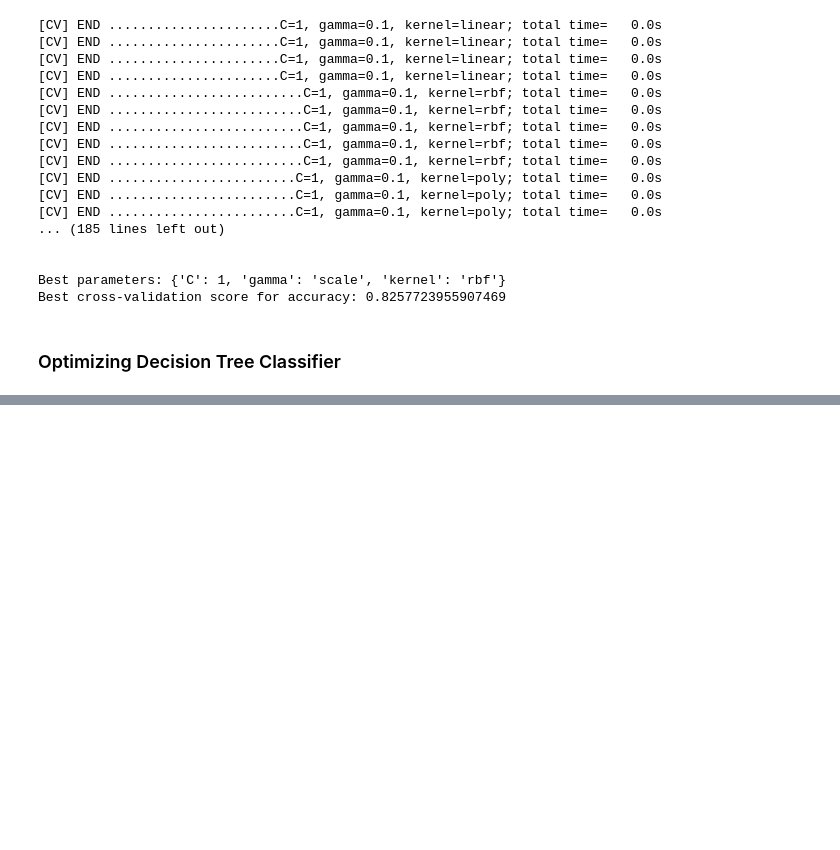
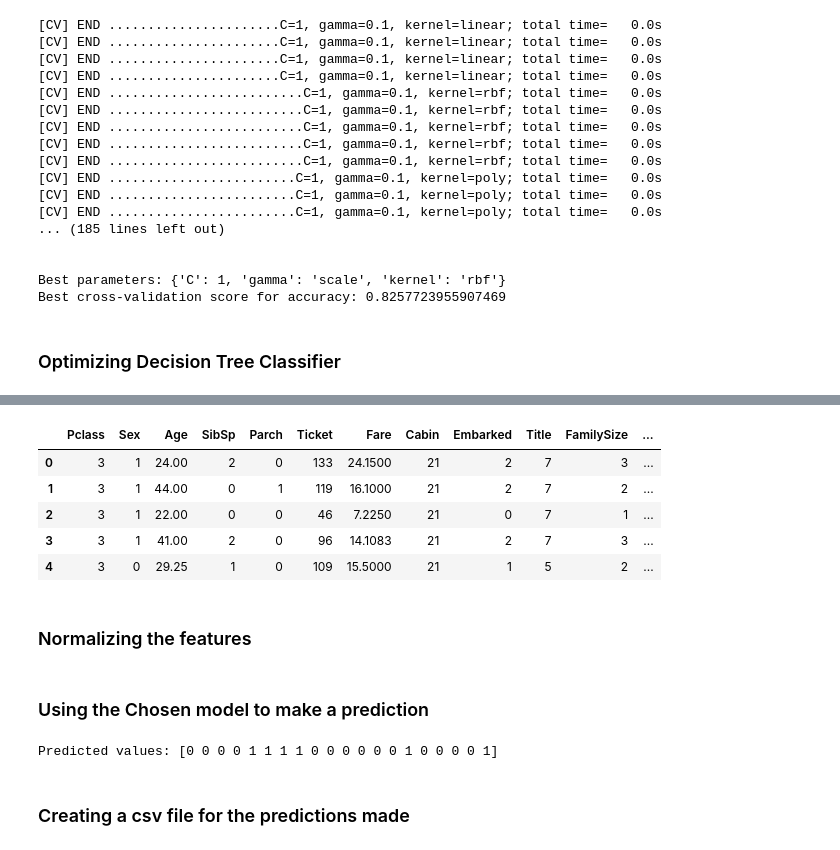
Before and after one commit to AndrewMarfo/titanic, a Jupyter notebook: titanic.ipynb, the cells around one changed output, grey strips where cells are left out. Saved outputs shown, nothing was run; the diff lists cells and outputs as text; code cells hidden in the pictures; blank space fills up the shorter version.

Commit message:
Predicting with the model

```diff
--- a/titanic.ipynb
+++ b/titanic.ipynb
@@ -798,0 +944,3 @@ Best cross-validation score for accuracy: 0.8186461729545101
+# %%
+# Extracting the title from the Name column
+tt_test_data["Title"] = tt_test_data["Name"].str.extract("([A-Za-z]+)\\.")
@@ -798,0 +949,8 @@ Best cross-validation score for accuracy: 0.8186461729545101
+# %%
+# Selecting columns with the object data type
+cols = tt_test_data.select_dtypes(include="object")
+
+# Looping through all the columns and encoding them
+for col in cols:
+  encode = LabelEncoder()
+  tt_test_data[col] = encode.fit_transform(tt_test_data[col])
@@ -798,0 +975,9 @@ Best cross-validation score for accuracy: 0.8186461729545101
+# %%
+# Generating family size feature
+tt_test_data["FamilySize"] = tt_test_data["SibSp"] + tt_test_data["Parch"] + 1
+
+# Generating isChild feature
+tt_test_data["isChild"] = np.where(tt_test_data["Age"] < 18, 1, 0)
+
+# Generating economic status feature by combining Pclass and Fare
+tt_test_data["EconomicStatus"] = ((4 - tt_test_data["Pclass"]) * tt_test_data["Fare"] / tt_test_data["Fare"].max() * 100 + 1)
@@ -798,0 +994,15 @@ Best cross-validation score for accuracy: 0.8186461729545101
+# %%
+# Dropping Name and PassengerId columns
+tt_test_data.drop(columns=["Name", "PassengerId"], inplace=True)
+# %%
+# verifying
+tt_test_data.head()
+# %% [output]
+|  | Pclass | Sex | Age | SibSp | Parch | Ticket | Fare | Cabin | Embarked | Title | FamilySize | ... |
+| 0 | 3 | 1 | 24.00 | 2 | 0 | 133 | 24.1500 | 21 | 2 | 7 | 3 | ... |
+| 1 | 3 | 1 | 44.00 | 0 | 1 | 119 | 16.1000 | 21 | 2 | 7 | 2 | ... |
+| 2 | 3 | 1 | 22.00 | 0 | 0 | 46 | 7.2250 | 21 | 0 | 7 | 1 | ... |
+| 3 | 3 | 1 | 41.00 | 2 | 0 | 96 | 14.1083 | 21 | 2 | 7 | 3 | ... |
+| 4 | 3 | 0 | 29.25 | 1 | 0 | 109 | 15.5000 | 21 | 1 | 5 | 2 | ... |
+# %% [markdown]
+### Normalizing the features
@@ -798,0 +1012,12 @@ Best cross-validation score for accuracy: 0.8186461729545101
+# %% [markdown]
+### Using the Chosen model to make a prediction
+# %%
+test_features = features
+
+predicted_values = my_chosen_model.predict(test_features)
+
+print(f"Predicted values: {predicted_values[:20]}")
+# %% [output]
+Predicted values: [0 0 0 0 1 1 1 1 0 0 0 0 0 0 1 0 0 0 0 1]
+# %% [markdown]
+### Creating a csv file for the predictions made
```
Also changed, not shown: parts of 34 cells of this notebook.
